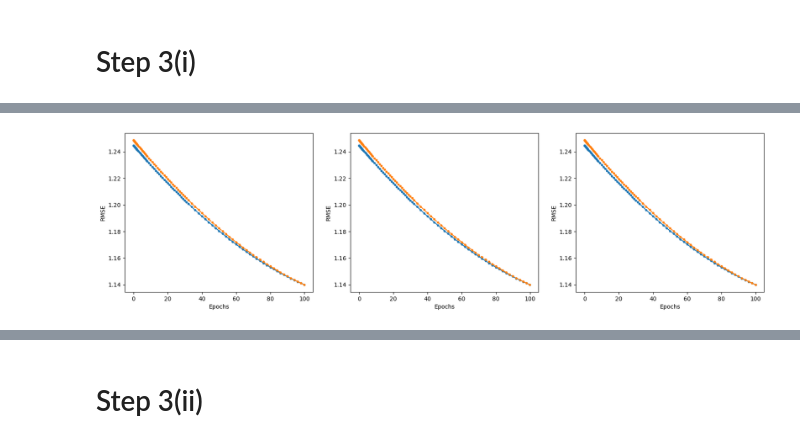
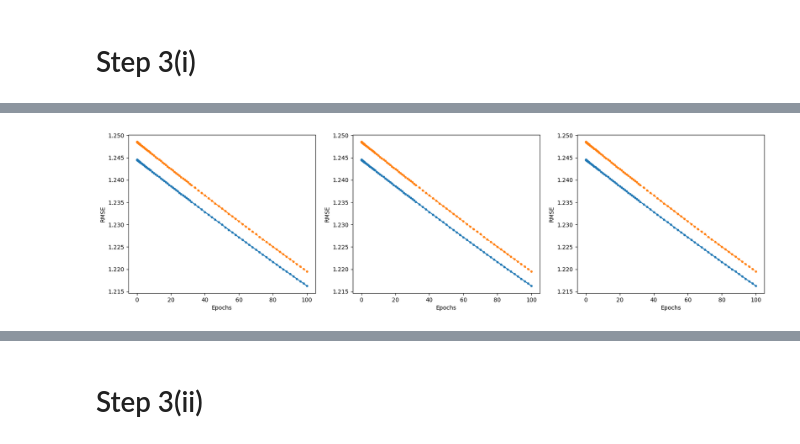
Before and after one commit to behrensm03/cs135-project2, a Jupyter notebook: Project B.ipynb, the cells around one changed output, grey strips where cells are left out. Cells and saved outputs as stored; diff of their text form; code cells hidden in the pictures.

```diff
--- a/Project B.ipynb
+++ b/Project B.ipynb
@@ -115,7 +115,7 @@ kValues = [2, 10, 50]
 
 epoch_rmse_tuples = []
 for k in kValues:
-    model = CollabFilterOneVectorPerItem(n_factors=k, alpha=0, batch_size=1000, step_size=.00005)
+    model = CollabFilterOneVectorPerItem(n_factors=k, alpha=0, batch_size=1000, step_size=.00001)
     train_data_tuple = (userids_tr_N, itemids_tr_N, ratings_tr_N)
     #valid_data_tuple = (userids_va_M, itemids_va_M, ratings_va_M)
     model.init_parameter_dict(n_users=n_users, n_items=n_items, train_tuple=train_data_tuple)
@@ -155 +155 @@ epoch      99.986 | loss_total     0.18107 | tr RMSE     1.13994 | va RMSE     1
-[figure, old version]
+[figure, new version]
```
Also changed, not shown: parts of 3 cells of this notebook.
